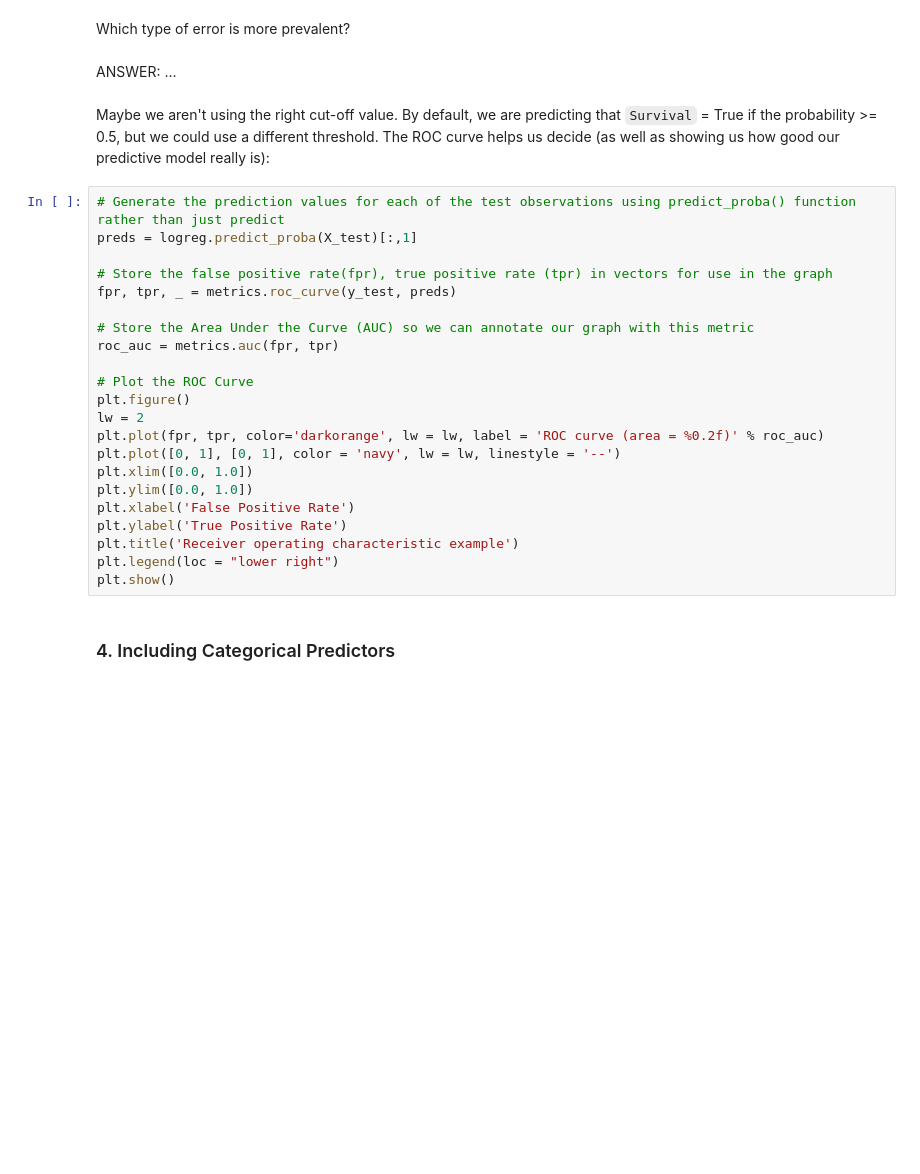
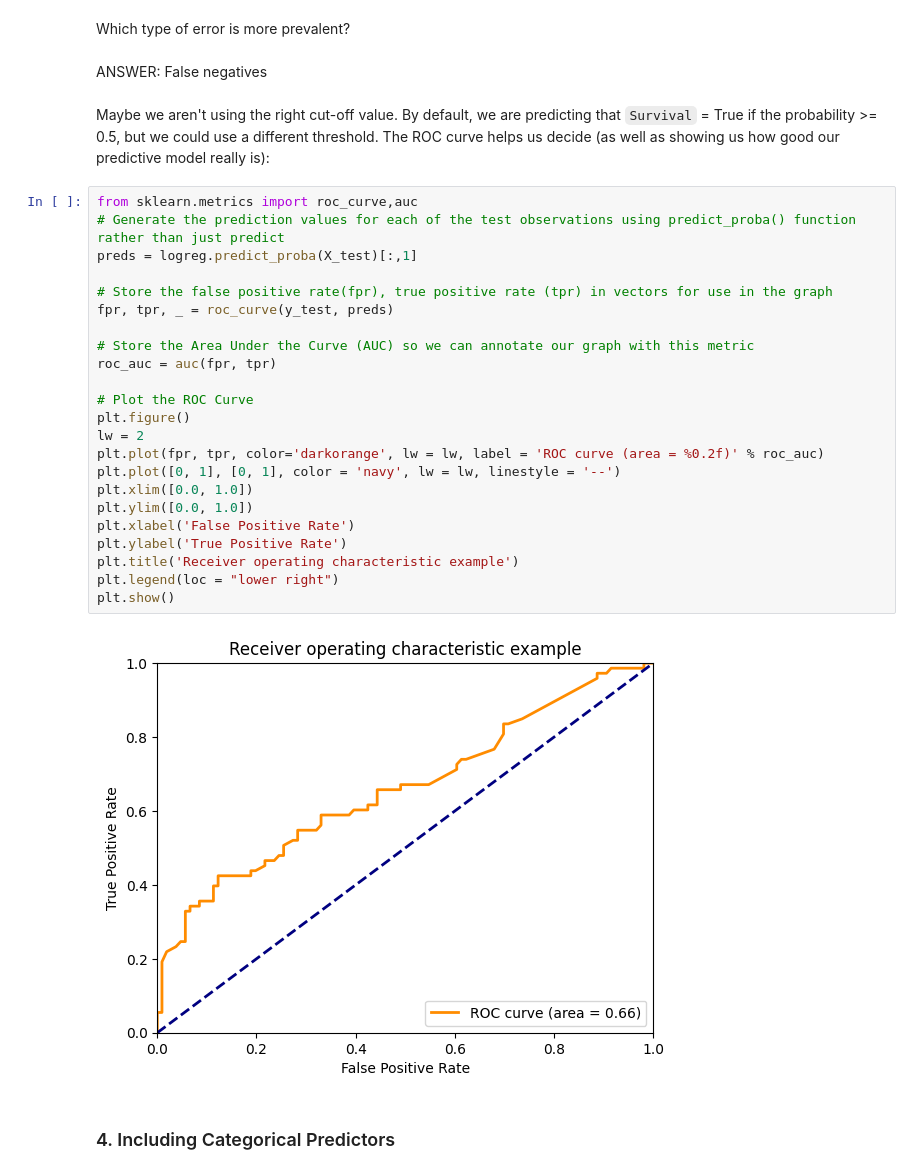
Before and after one commit to CDan07/IOD, a Jupyter notebook: Labs/Module 5/IOD_Lab_5_1.ipynb, the cells around one changed output. Cells and saved outputs as stored; diff of their text form; blank space fills up the shorter version.

```diff
--- a/Labs/Module 5/IOD_Lab_5_1.ipynb
+++ b/Labs/Module 5/IOD_Lab_5_1.ipynb
@@ -232,31 +245,34 @@ print(np.asarray([['TN', 'FP'], ['FN', 'TP']]))
 # %% [markdown]
 Which type of error is more prevalent?
 # %% [markdown]
-ANSWER: ...
+ANSWER: False negatives
 # %% [markdown]
 Maybe we aren't using the right cut-off value. By default, we are predicting that `Survival` = True if the probability >= 0.5, but we could use a different threshold. The ROC curve helps us decide (as well as showing us how good our predictive model really is):
 # %%
+from sklearn.metrics import roc_curve,auc
 # Generate the prediction values for each of the test observations using predict_proba() function rather than just predict
 preds = logreg.predict_proba(X_test)[:,1]
 
 # Store the false positive rate(fpr), true positive rate (tpr) in vectors for use in the graph
-fpr, tpr, _ = metrics.roc_curve(y_test, preds)
+fpr, tpr, _ = roc_curve(y_test, preds)
 
 # Store the Area Under the Curve (AUC) so we can annotate our graph with this metric
-roc_auc = metrics.auc(fpr, tpr)
+roc_auc = auc(fpr, tpr)
 
 # Plot the ROC Curve
 plt.figure()
 lw = 2
 plt.plot(fpr, tpr, color='darkorange', lw = lw, label = 'ROC curve (area = %0.2f)' % roc_auc)
 plt.plot([0, 1], [0, 1], color = 'navy', lw = lw, linestyle = '--')
 plt.xlim([0.0, 1.0])
 plt.ylim([0.0, 1.0])
 plt.xlabel('False Positive Rate')
 plt.ylabel('True Positive Rate')
 plt.title('Receiver operating characteristic example')
 plt.legend(loc = "lower right")
 plt.show()
+# %% [output]
+[figure, added]
 # %% [markdown]
 ### 4. Including Categorical Predictors
 # %% [markdown]
```
Also changed, not shown: parts of 17 cells of this notebook.
